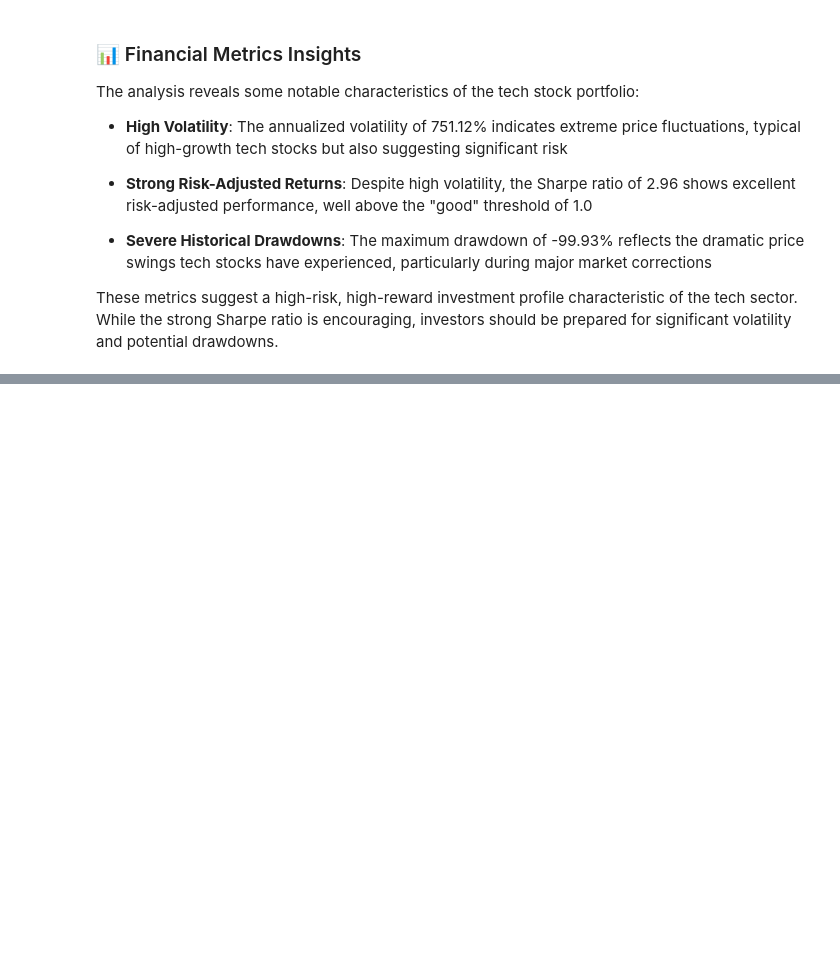
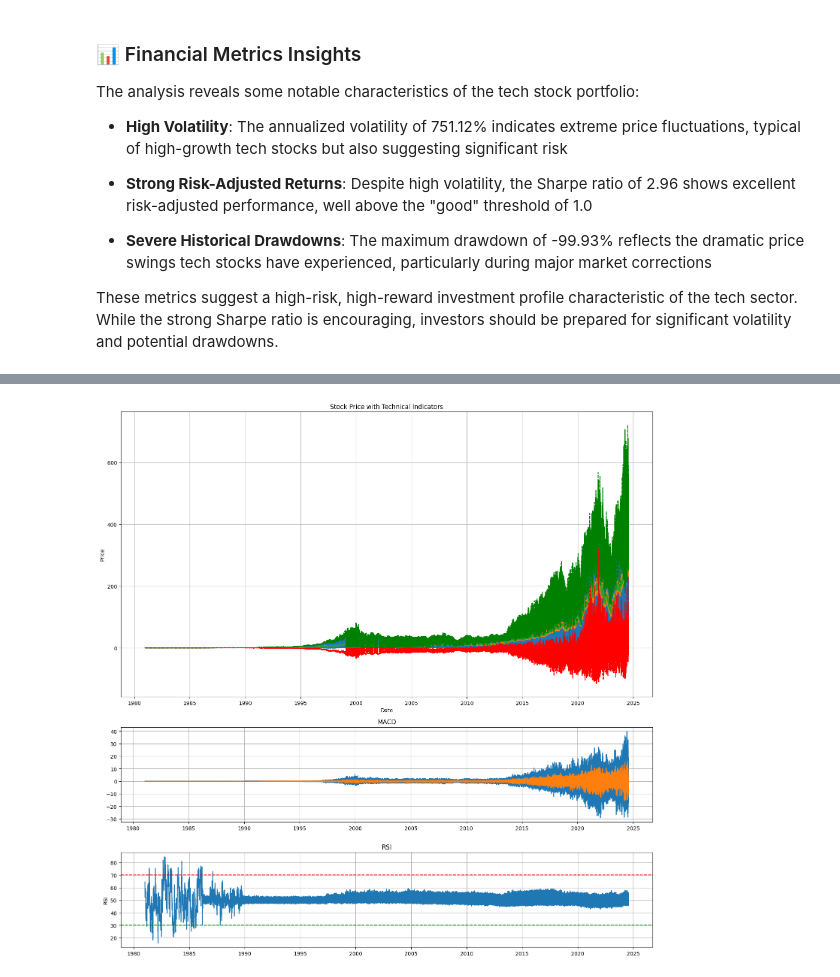
Before and after one commit to shewanek/KAIM_W1_FinanceNewsAnalytics, a Jupyter notebook: notebooks/quantitative_eda.ipynb, the cells around one changed output, grey strips where cells are left out. Drawn from its saved outputs; the diff is of its cells as text; code cells hidden in the pictures; blank space fills up the shorter version.

Commit message:
techinical analysis insghts

```diff
--- a/notebooks/quantitative_eda.ipynb
+++ b/notebooks/quantitative_eda.ipynb
@@ -133,0 +138,4 @@ Maximum Drawdown: -99.93%
+# %%
+analysis.plot_price_and_indicators()
+# %% [output]
+[figure, added]
```
Also changed, not shown: parts of 3 cells of this notebook, 1 other file.
